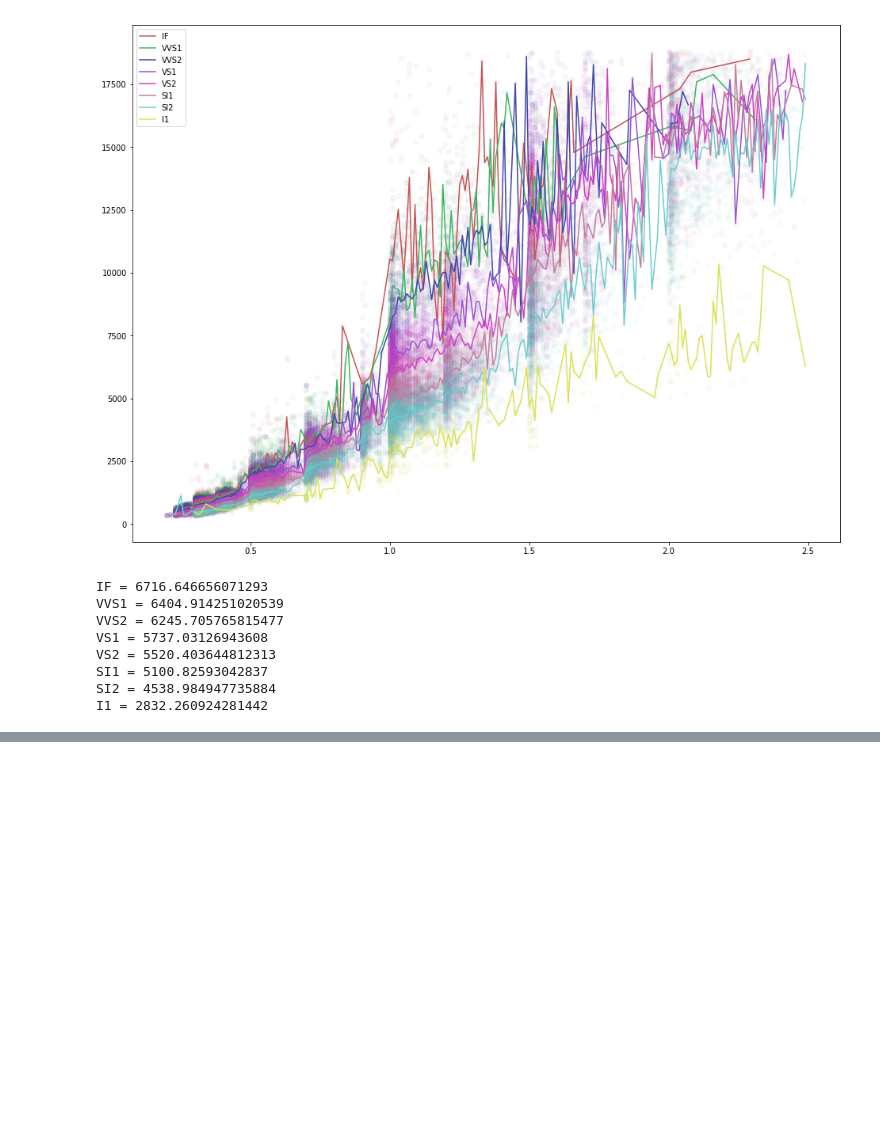
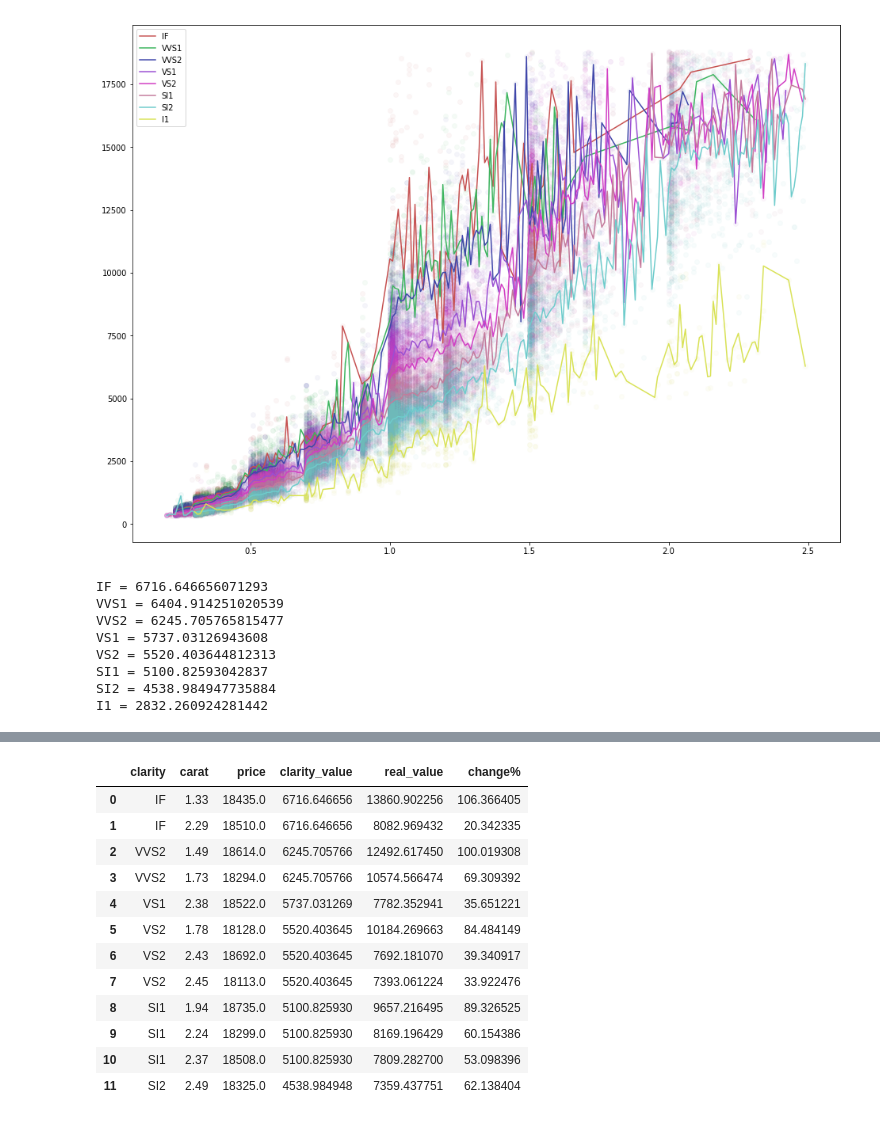
Before and after one commit to JorgeOsorio97/DiamondsPriceAnalisis, a Jupyter notebook: diamonds.ipynb, the cells around one changed output, grey strips where cells are left out. Cells and saved outputs as stored; diff of their text form; code cells hidden in the pictures; blank space fills up the shorter version.

```diff
--- a/diamonds.ipynb
+++ b/diamonds.ipynb
@@ -116,6 +117,15 @@ SI1_value = (SI1_carat['price']/SI1_carat['carat']).mean()
 SI2_value = (SI2_carat['price']/SI2_carat['carat']).mean()
 I1_value = (I1_carat['price']/I1_carat['carat']).mean()
 
+clarity_values = {'IF': IF_value,
+                 'VVS1': VVS1_value,
+                 'VVS2': VVS2_value,
+                 'VS1': VS1_value,
+                 'VS2': VS2_value,
+                 'SI1': SI1_value,
+                 'SI2': SI2_value,
+                 'I1': I1_value}
+
 print('IF = ' + str(IF_value))
 print('VVS1 = ' + str(VVS1_value))
 print('VVS2 = ' + str(VVS2_value))
@@ -133,3 +143,11 @@ VS2 = 5520.403644812313
 SI1 = 5100.82593042837
 SI2 = 4538.984947735884
 I1 = 2832.260924281442
+# %%
+carat_DFs = [IF_carat, VVS1_carat, VVS2_carat, VS1_carat, VS2_carat, SI1_carat, SI2_carat, I1_carat]
+carats_means = pd.concat(carat_DFs, keys=['IF','VVS1', 'VVS2','VS1', 'VS2', 'SI1', 'SI2', 'I1'],names=['clarity'])
+
+carats_means = carats_means.reset_index().drop('level_1',axis=1)
+print(carats_means.head())
+print('\n')
+print(carats_means.tail())
@@ -135,0 +169,21 @@ I1 = 2832.260924281442
+# %%
+price_range = {'min':18000,'max':19000}
+posible_buyings = carats_means[np.logical_and(carats_means['price']>price_range['min'],carats_means['price']<price_range['max'])].reset_index(drop=True)
+posible_buyings['clarity_value'] = posible_buyings.apply(lambda row: clarity_values[row['clarity']], axis = 1)
+posible_buyings['real_value'] = posible_buyings.apply(lambda row: row['price']/row['carat'], axis=1)
+posible_buyings['change%'] = posible_buyings.apply(lambda row: (row['real_value']-row['clarity_value'])/row['clarity_value']*100, axis=1)
+posible_buyings
+# %% [output]
+|  | clarity | carat | price | clarity_value | real_value | change% |
+| 0 | IF | 1.33 | 18435.0 | 6716.646656 | 13860.902256 | 106.366405 |
+| 1 | IF | 2.29 | 18510.0 | 6716.646656 | 8082.969432 | 20.342335 |
+| 2 | VVS2 | 1.49 | 18614.0 | 6245.705766 | 12492.617450 | 100.019308 |
+| 3 | VVS2 | 1.73 | 18294.0 | 6245.705766 | 10574.566474 | 69.309392 |
+| 4 | VS1 | 2.38 | 18522.0 | 5737.031269 | 7782.352941 | 35.651221 |
+| 5 | VS2 | 1.78 | 18128.0 | 5520.403645 | 10184.269663 | 84.484149 |
+| 6 | VS2 | 2.43 | 18692.0 | 5520.403645 | 7692.181070 | 39.340917 |
+| 7 | VS2 | 2.45 | 18113.0 | 5520.403645 | 7393.061224 | 33.922476 |
+| 8 | SI1 | 1.94 | 18735.0 | 5100.825930 | 9657.216495 | 89.326525 |
+| 9 | SI1 | 2.24 | 18299.0 | 5100.825930 | 8169.196429 | 60.154386 |
+| 10 | SI1 | 2.37 | 18508.0 | 5100.825930 | 7809.282700 | 53.098396 |
+| 11 | SI2 | 2.49 | 18325.0 | 4538.984948 | 7359.437751 | 62.138404 |
```
Also changed, not shown: parts of 3 cells of this notebook.
